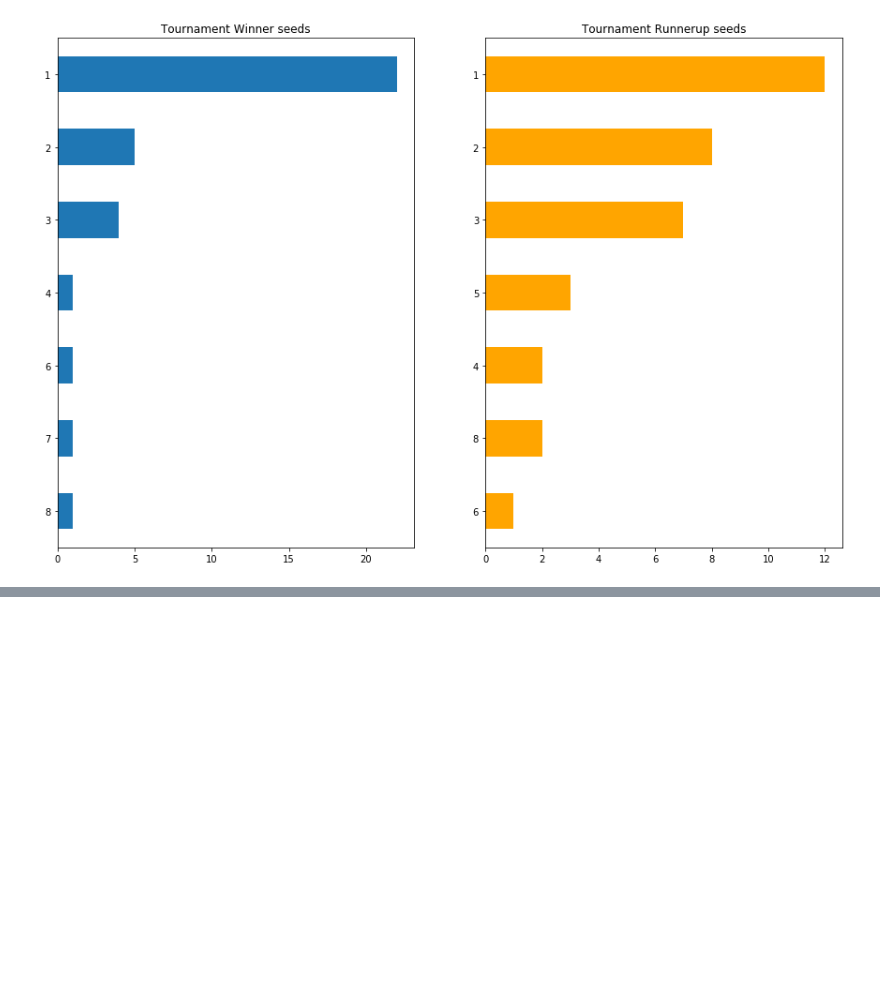
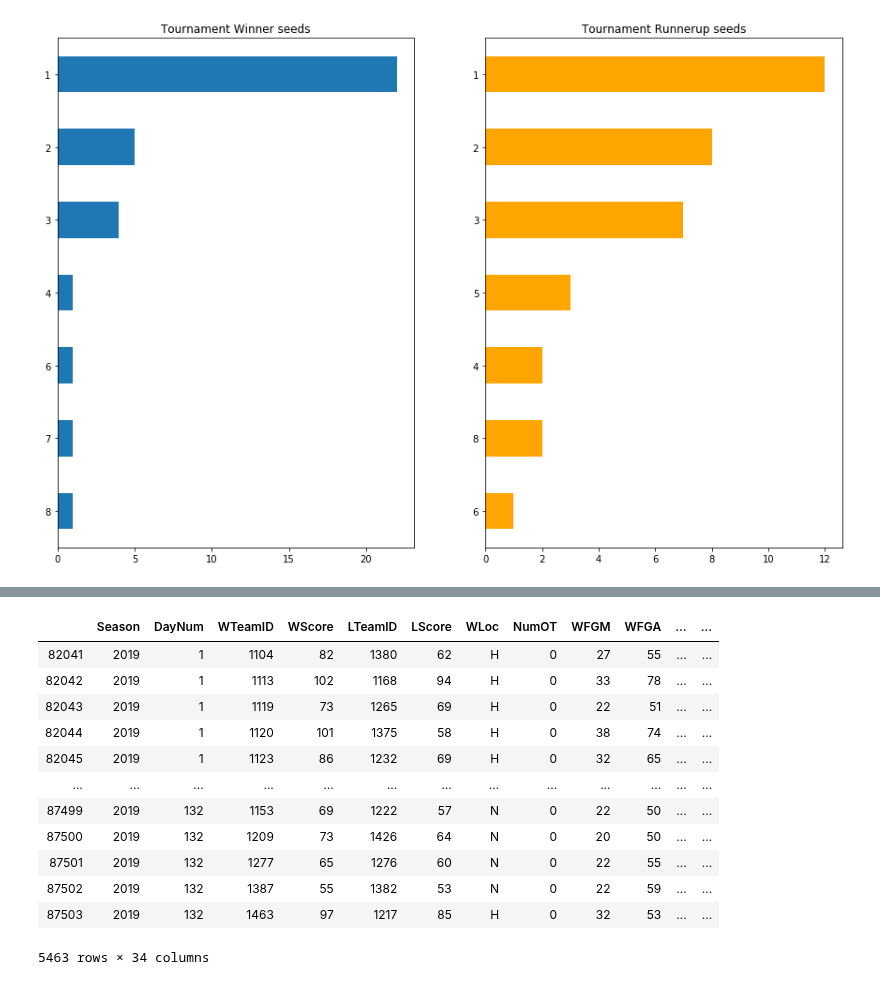
Before and after one commit to Heramb001/cs795_practical_machine_learning, a Jupyter notebook: project-1/Data Wrangling 2020.ipynb, the cells around one changed output, grey strips where cells are left out. Cells and saved outputs as stored; diff of their text form; code cells hidden in the pictures; blank space fills up the shorter version.

```diff
--- a/project-1/Data Wrangling 2020.ipynb
+++ b/project-1/Data Wrangling 2020.ipynb
@@ -266,0 +346,16 @@ plt.show()
+# %%
+RSDR_df[RSDR_df['Season'] == 2019]
+# %% [output]
+|  | Season | DayNum | WTeamID | WScore | LTeamID | LScore | WLoc | NumOT | WFGM | WFGA | ... | ... |
+| 82041 | 2019 | 1 | 1104 | 82 | 1380 | 62 | H | 0 | 27 | 55 | ... | ... |
+| 82042 | 2019 | 1 | 1113 | 102 | 1168 | 94 | H | 0 | 33 | 78 | ... | ... |
+| 82043 | 2019 | 1 | 1119 | 73 | 1265 | 69 | H | 0 | 22 | 51 | ... | ... |
+| 82044 | 2019 | 1 | 1120 | 101 | 1375 | 58 | H | 0 | 38 | 74 | ... | ... |
+| 82045 | 2019 | 1 | 1123 | 86 | 1232 | 69 | H | 0 | 32 | 65 | ... | ... |
+| ... | ... | ... | ... | ... | ... | ... | ... | ... | ... | ... | ... | ... |
+| 87499 | 2019 | 132 | 1153 | 69 | 1222 | 57 | N | 0 | 22 | 50 | ... | ... |
+| 87500 | 2019 | 132 | 1209 | 73 | 1426 | 64 | N | 0 | 20 | 50 | ... | ... |
+| 87501 | 2019 | 132 | 1277 | 65 | 1276 | 60 | N | 0 | 22 | 55 | ... | ... |
+| 87502 | 2019 | 132 | 1387 | 55 | 1382 | 53 | N | 0 | 22 | 59 | ... | ... |
+| 87503 | 2019 | 132 | 1463 | 97 | 1217 | 85 | H | 0 | 32 | 53 | ... | ... |
+5463 rows × 34 columns
```
Also changed, not shown: parts of 21 cells of this notebook, 2 other files.
